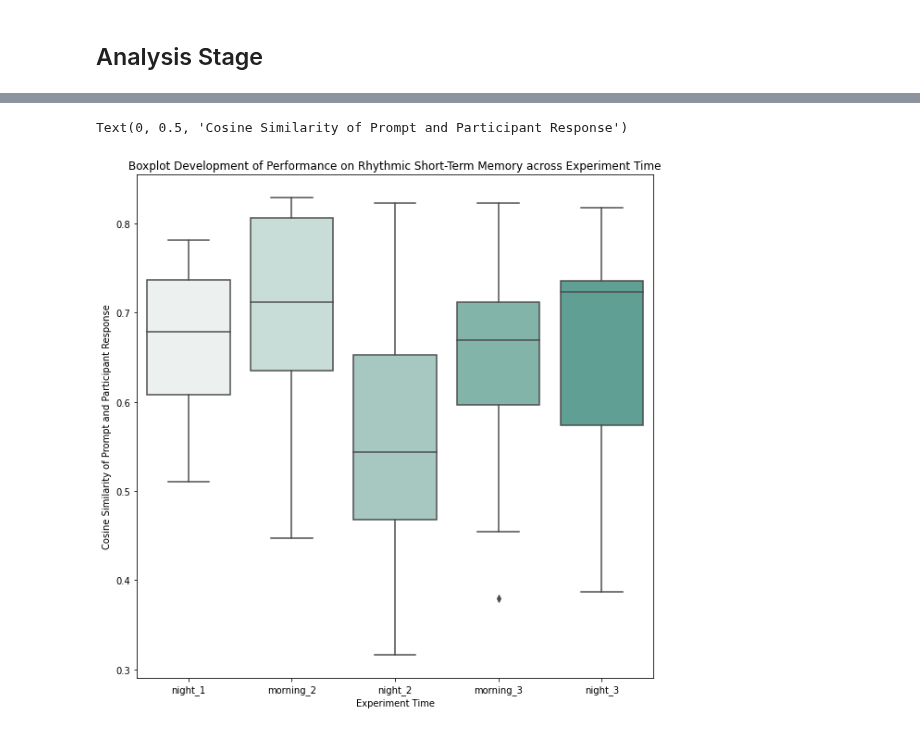
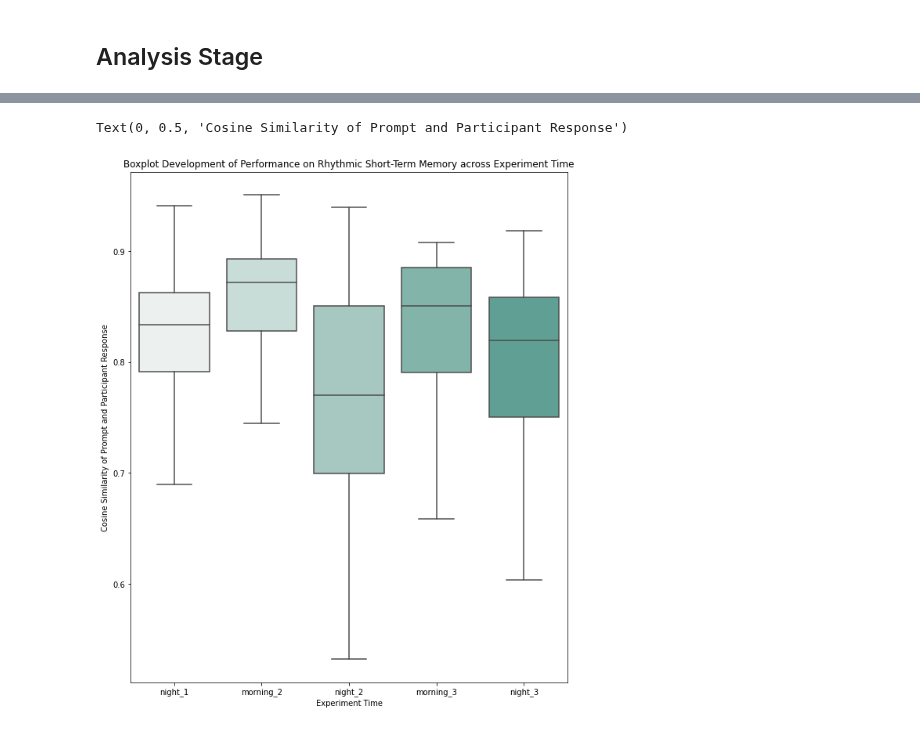
Before and after one commit to Bransthre/cogsci100-sleep-project, a Jupyter notebook: tap_audio_analysis/participant_data_analysis_script.ipynb, the cells around one changed output, grey strips where cells are left out. Saved outputs shown, nothing was run; the diff lists cells and outputs as text; code cells hidden in the pictures.

```diff
--- a/tap_audio_analysis/participant_data_analysis_script.ipynb
+++ b/tap_audio_analysis/participant_data_analysis_script.ipynb
@@ -31,7 +31,7 @@ def get_audio_prompt(sound_addr):
 # %%
 def downsample_signal(signal, block_num):
     resulting_signal = np.zeros(block_num + 1)
-    nonzero_indices = np.nonzero(signal)[0] // (len(signal) // block_num)
+    nonzero_indices = np.nonzero(signal)[0] // (len(signal) // block_num + 1)
     resulting_signal[nonzero_indices] = 1
     return resulting_signal
 # %% [markdown]
@@ -49,8 +49,8 @@ def master_scoring_procedure(participant_response, answer_addr):
     answer_nonzero_indices = np.nonzero(answer_signal)[0]
     answer_signal = answer_signal[answer_nonzero_indices[0]:answer_nonzero_indices[-1] + 1]
 
-    participant_downsample = downsample_signal(participant_signal, 100)
-    true_sample_downsample = downsample_signal(answer_signal, 100)
+    participant_downsample = downsample_signal(participant_signal, 500)
+    true_sample_downsample = downsample_signal(answer_signal, 500)
     return cosine(participant_downsample, true_sample_downsample)
 # %%
 all_participants = os.listdir("./participant_data/")
@@ -108,12 +108,38 @@ for participant in all_participants[:]:
                 "morning_3_trial_3": scoring_basis_files[5]
             }
         )
+    first_morning = None
     for trial_source in participant_response_addresses.keys():
         full_scoring_data["participant_ID"].append(participant)
         full_scoring_data["trial_source"].append(trial_source)
-        full_scoring_data["signal_similarities"].append(
-            master_scoring_procedure(
+        if first_morning is None and "morning" in trial_source:
+            first_morning = trial_source[:9]
+        if "morning" in trial_source:
+            if first_morning in trial_source:
+                signal_sim = max(
+                    master_scoring_procedure(
+                        participant_response_addresses[trial_source],
+                        scoring_basis_files[int(trial_source[-1]) - 1]
+                    ),
+                    master_scoring_procedure(
+                        participant_response_addresses[trial_source],
+                        scoring_basis_files[int(trial_source[-1]) - 1 + 3]
+                    )
+                )
+            else:
+                signal_sim = max(
+                    master_scoring_procedure(
+                        participant_response_addresses[trial_source],
+                        scoring_basis_files[int(trial_source[-1]) - 1 + 3]
+                    ),
+                    master_scoring_procedure(
+                        participant_response_addresses[trial_source],
+                        scoring_basis_files[int(trial_source[-1]) - 1 + 6]
+                    )
+                )
+        else:
+            signal_sim = master_scoring_procedure(
                 participant_response_addresses[trial_source],
                 scoring_file_addresses[trial_source]
             )
-        )
+        full_scoring_data["signal_similarities"].append(signal_sim)
@@ -153,15 +338,15 @@ Text(0.5, 1.0, 'Correlation Matrix between PSQI Subcomponent Scores on Form B wi
 # %%
-fig, ax = plt.subplots(figsize=(10, 10))
+fig, ax = plt.subplots(figsize=(10, 12))
 sns.boxplot(
     data=everyone_score,
     x="trial_source_abbrev",
     y="signal_similarities",
     order=["night_1", "morning_2", "night_2", "morning_3", "night_3"],
     palette="light:#5A9"
 )
 plt.title("Boxplot Development of Performance on Rhythmic Short-Term Memory across Experiment Time")
 plt.xlabel("Experiment Time")
 plt.ylabel("Cosine Similarity of Prompt and Participant Response")
 # %% [output]
 Text(0, 0.5, 'Cosine Similarity of Prompt and Participant Response')
-[figure, old version]
+[figure, new version]
```
Also changed, not shown: parts of 13 cells of this notebook, 3 other files.
